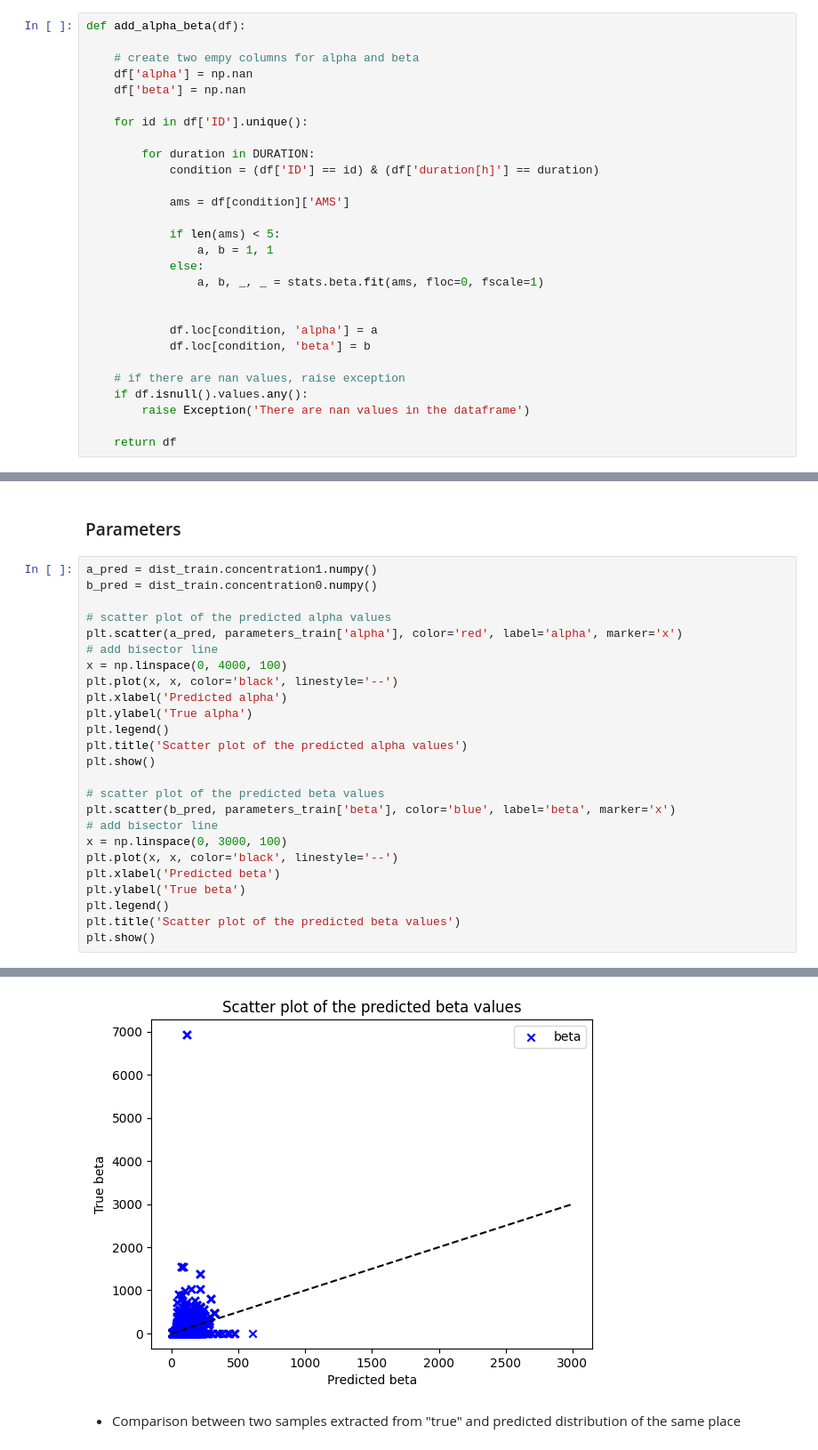
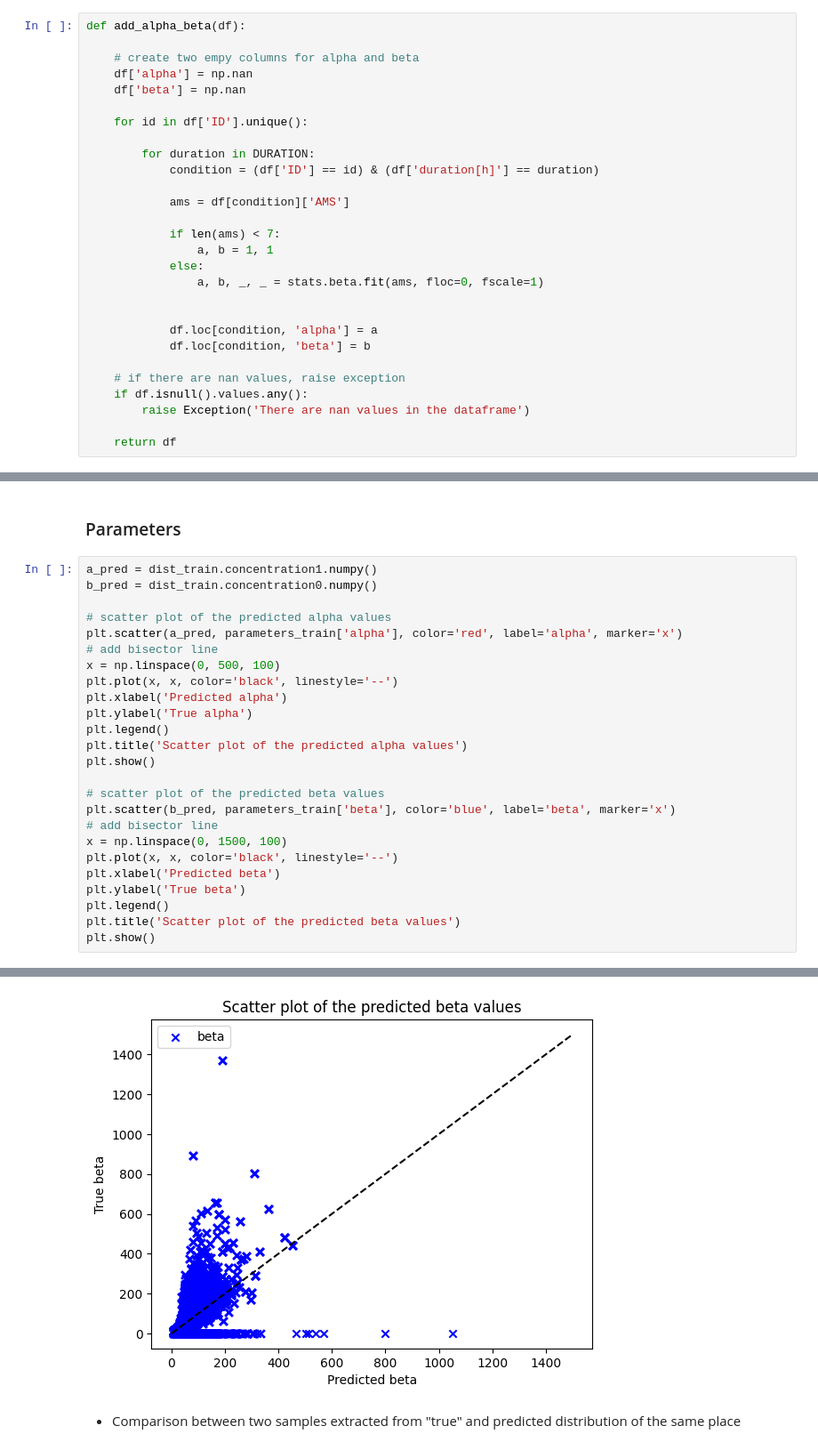
Before and after one commit to oshodiS/Rainfall-BetaEstimation, a Jupyter notebook: Rainfall BETA.ipynb, the cells around one changed output, grey strips where cells are left out. Shown at 89% size. Saved outputs shown, nothing was run; the diff lists cells and outputs as text.

```diff
--- a/Rainfall BETA.ipynb
+++ b/Rainfall BETA.ipynb
@@ -207,7 +220,7 @@ def add_alpha_beta(df):
 
             ams = df[condition]['AMS']
 
-            if len(ams) < 5:
+            if len(ams) < 7:
                 a, b = 1, 1
             else:
                 a, b, _, _ = stats.beta.fit(ams, floc=0, fscale=1)
@@ -583,7 +687,7 @@ b_pred = dist_train.concentration0.numpy()
 # scatter plot of the predicted alpha values
 plt.scatter(a_pred, parameters_train['alpha'], color='red', label='alpha', marker='x')
 # add bisector line
-x = np.linspace(0, 4000, 100)
+x = np.linspace(0, 500, 100)
 plt.plot(x, x, color='black', linestyle='--')
 plt.xlabel('Predicted alpha')
 plt.ylabel('True alpha')
@@ -594,7 +698,7 @@ plt.show()
 # scatter plot of the predicted beta values
 plt.scatter(b_pred, parameters_train['beta'], color='blue', label='beta', marker='x')
 # add bisector line
-x = np.linspace(0, 3000, 100)
+x = np.linspace(0, 1500, 100)
 plt.plot(x, x, color='black', linestyle='--')
 plt.xlabel('Predicted beta')
 plt.ylabel('True beta')
@@ -606,4 +710,4 @@ plt.show()
-[figure, old version]
+[figure, new version]
 # %% [markdown]
 * Comparison between two samples extracted from "true" and predicted distribution of the same place
 # %%
```
Also changed, not shown: parts of 15 cells of this notebook, 2 other files.
